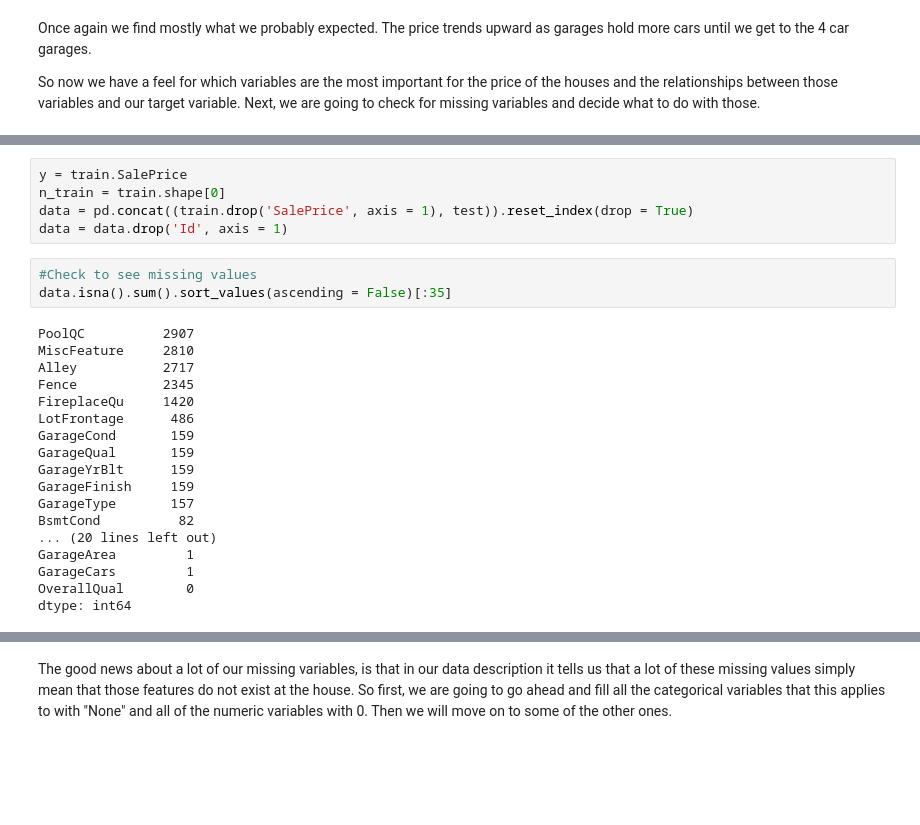
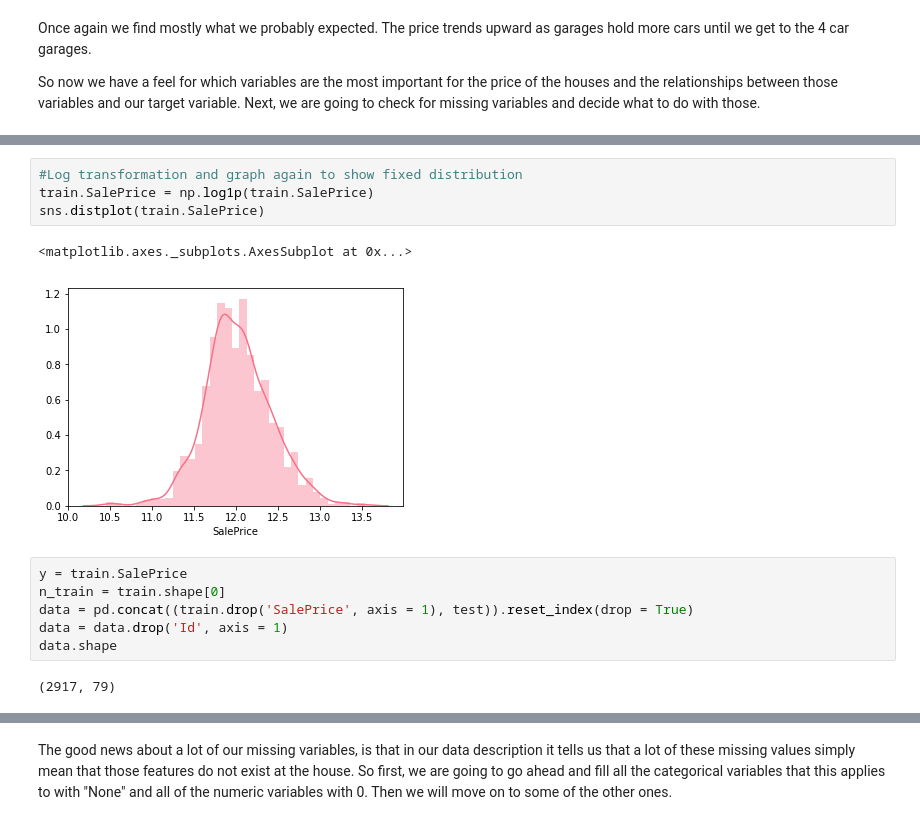
Before and after one commit to ngriffiths13/Applied_Machine_Learning_Classwork, a Jupyter notebook: Homeworks/HW2/Homework 2 - Building a Regression Model.ipynb, the cells around one changed output, grey strips where cells are left out. Cells and saved outputs as stored; diff of their text form; blank space fills up the shorter version.

```diff
--- a/Homeworks/HW2/Homework 2 - Building a Regression Model.ipynb
+++ b/Homeworks/HW2/Homework 2 - Building a Regression Model.ipynb
@@ -123,26 +141,15 @@ So now we have a feel for which variables are the most important for the price o
+# %%
+#Log transformation and graph again to show fixed distribution
+train.SalePrice = np.log1p(train.SalePrice)
+sns.distplot(train.SalePrice)
+# %% [output]
+<matplotlib.axes._subplots.AxesSubplot at 0x...>
+[figure, added]
 # %%
 y = train.SalePrice
 n_train = train.shape[0]
 data = pd.concat((train.drop('SalePrice', axis = 1), test)).reset_index(drop = True)
 data = data.drop('Id', axis = 1)
+data.shape
+# %% [output]
+(2917, 79)
-# %%
-#Check to see missing values
-data.isna().sum().sort_values(ascending = False)[:35]
-# %% [output]
-PoolQC          2907
-MiscFeature     2810
-Alley           2717
-Fence           2345
-FireplaceQu     1420
-LotFrontage      486
-GarageCond       159
-GarageQual       159
-GarageYrBlt      159
-GarageFinish     159
-GarageType       157
-BsmtCond          82
-... (20 lines left out)
-GarageArea         1
-GarageCars         1
-OverallQual        0
-dtype: int64
```
Also changed, not shown: parts of 57 cells of this notebook.
